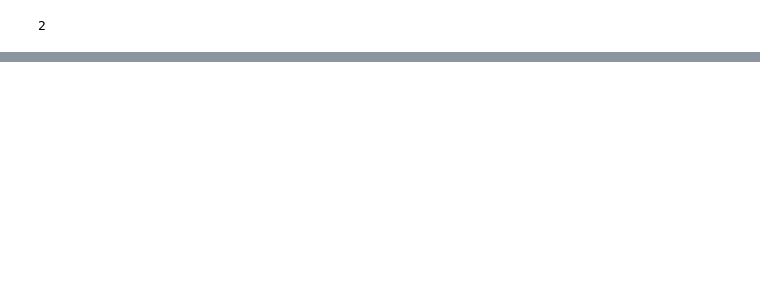
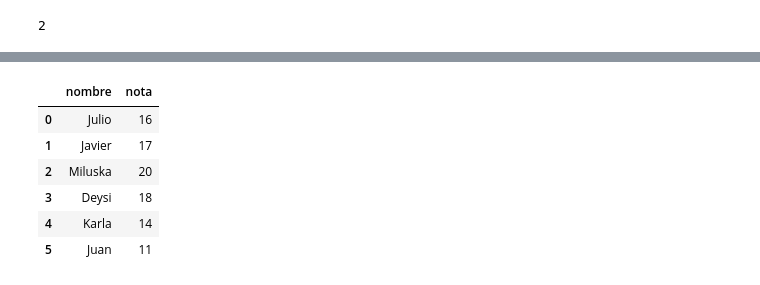
Before and after one commit to jfernandezp/EjemploDataScience, a Jupyter notebook: Clase1_DD2023.ipynb, the cells around one changed output, grey strips where cells are left out. Saved outputs shown, nothing was run; the diff lists cells and outputs as text; code cells hidden in the pictures; blank space fills up the shorter version.

```diff
--- a/Clase1_DD2023.ipynb
+++ b/Clase1_DD2023.ipynb
@@ -12,0 +62,10 @@ hola mundo
+# %%
+pddf
+# %% [output]
+|  | nombre | nota |
+| 0 | Julio | 16 |
+| 1 | Javier | 17 |
+| 2 | Miluska | 20 |
+| 3 | Deysi | 18 |
+| 4 | Karla | 14 |
+| 5 | Juan | 11 |
```
Also changed, not shown: parts of 12 cells of this notebook.
